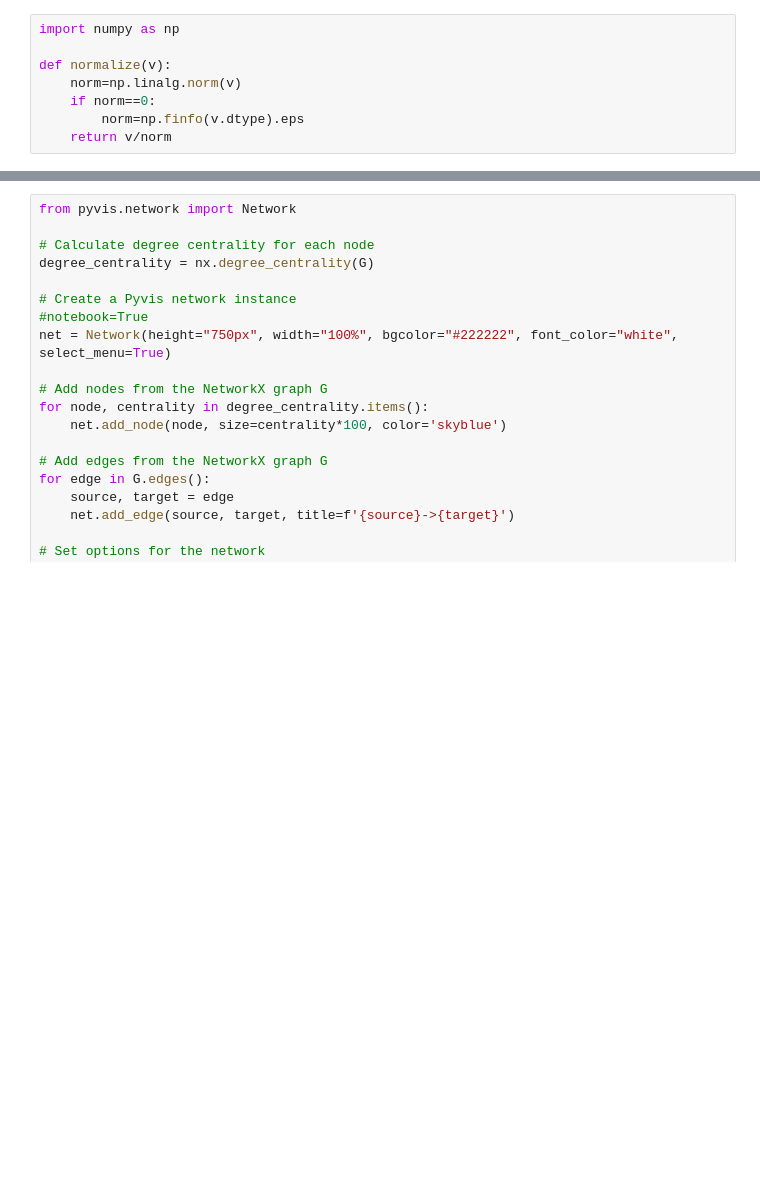
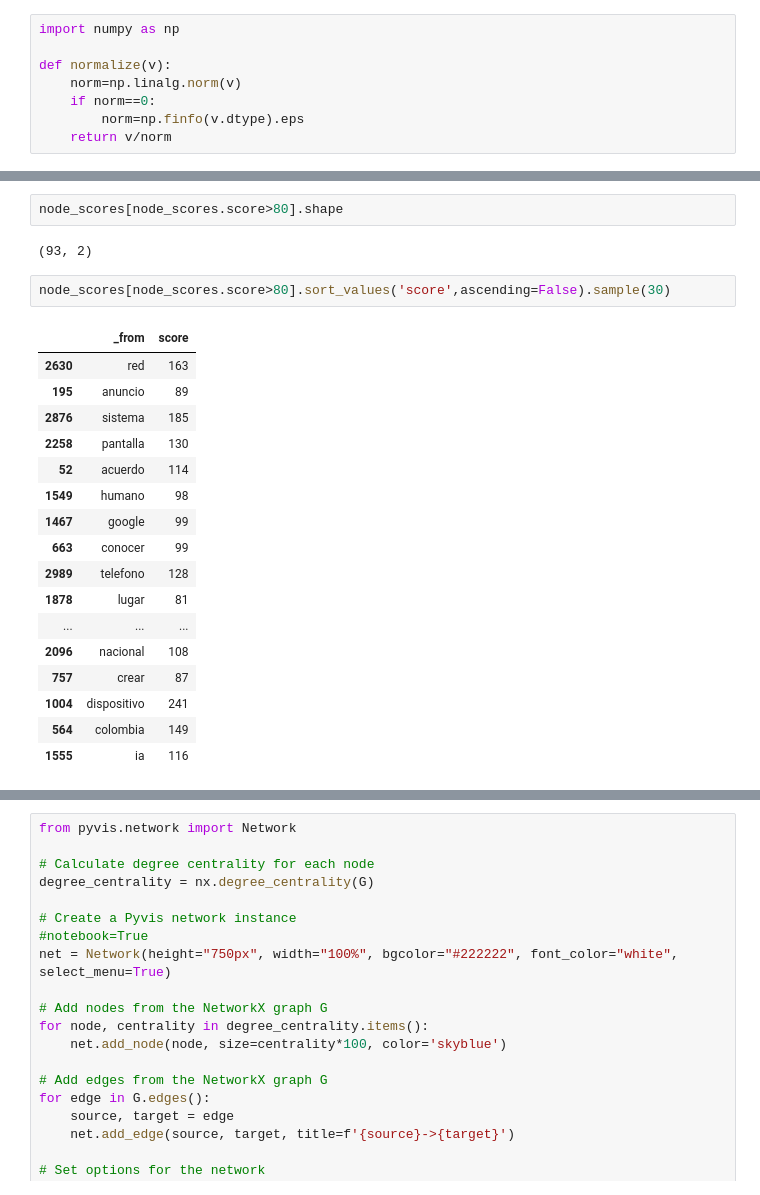
Before and after one commit to alejomaar/Network-Science-for-Data-Analytics, a Jupyter notebook: term_project/term_project.ipynb, the cells around one changed output, grey strips where cells are left out. Saved outputs shown, nothing was run; the diff lists cells and outputs as text; blank space fills up the shorter version.

```diff
--- a/term_project/term_project.ipynb
+++ b/term_project/term_project.ipynb
@@ -346,3 +382,27 @@ def normalize(v):
+# %%
+node_scores[node_scores.score>80].shape
+# %% [output]
+(93, 2)
+# %%
+node_scores[node_scores.score>80].sort_values('score',ascending=False).sample(30)
+# %% [output]
+|  | _from | score |
+| 2630 | red | 163 |
+| 195 | anuncio | 89 |
+| 2876 | sistema | 185 |
+| 2258 | pantalla | 130 |
+| 52 | acuerdo | 114 |
+| 1549 | humano | 98 |
+| 1467 | google | 99 |
+| 663 | conocer | 99 |
+| 2989 | telefono | 128 |
+| 1878 | lugar | 81 |
+| ... | ... | ... |
+| 2096 | nacional | 108 |
+| 757 | crear | 87 |
+| 1004 | dispositivo | 241 |
+| 564 | colombia | 149 |
+| 1555 | ia | 116 |
 # %%
 import networkx as nx
 import matplotlib.pyplot as plt
```
Also changed, not shown: parts of 16 cells of this notebook, 1 other file.
